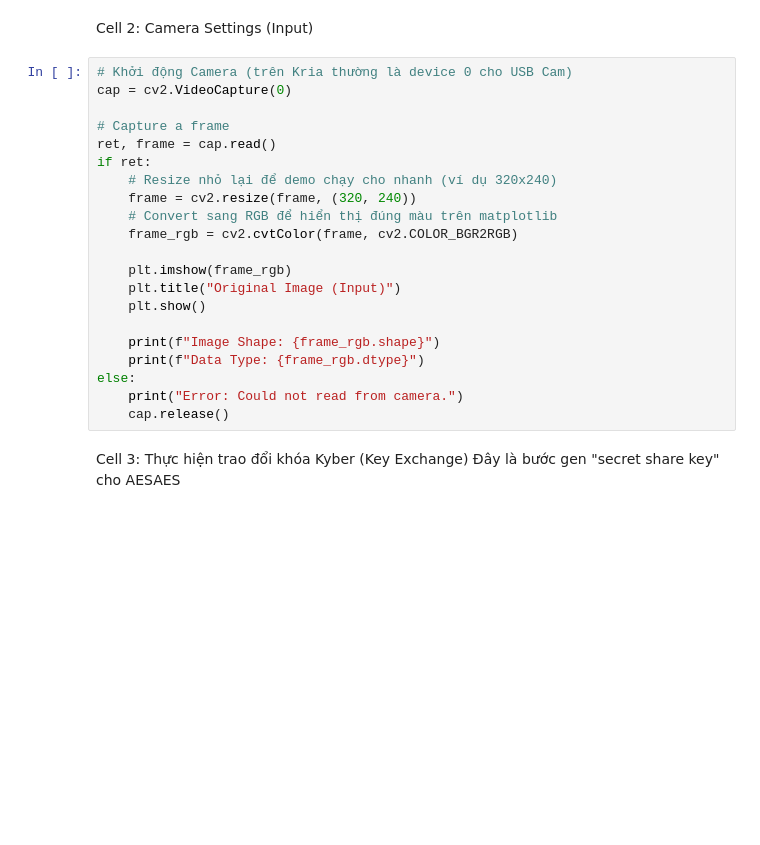
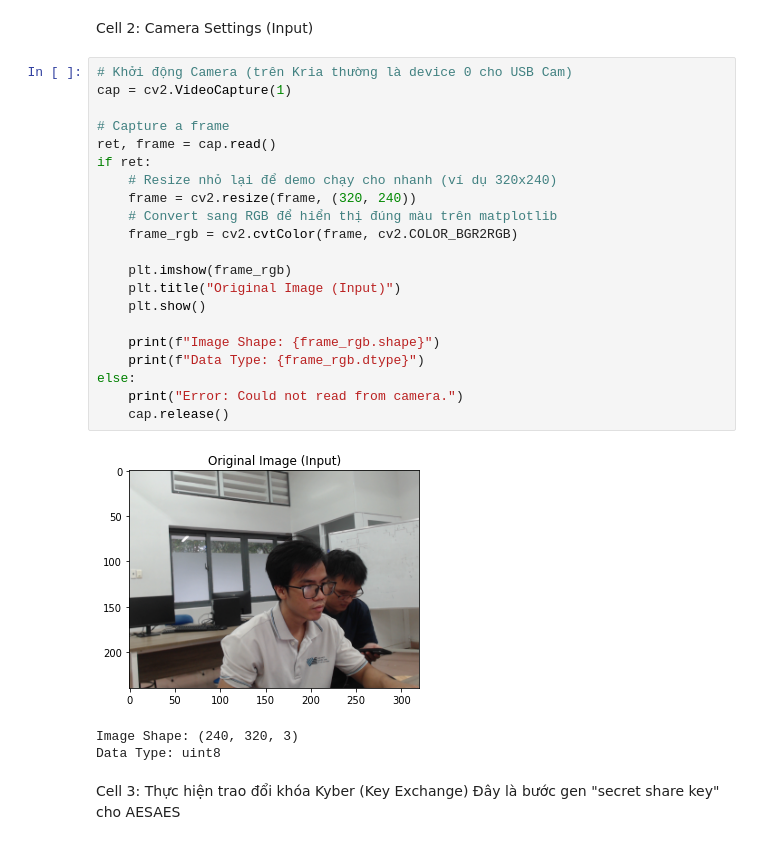
Before and after one commit to justacow224/DACN, a Jupyter notebook: Phase1_System_Evaluation.ipynb, the cells around one changed output. Cells and saved outputs as stored; diff of their text form; blank space fills up the shorter version.

```diff
--- a/Phase1_System_Evaluation.ipynb
+++ b/Phase1_System_Evaluation.ipynb
@@ -17,25 +17,29 @@ Libraries imported successfully!
 Cell 2: Camera Settings (Input)
 # %%
 # Khởi động Camera (trên Kria thường là device 0 cho USB Cam)
-cap = cv2.VideoCapture(0)
+cap = cv2.VideoCapture(1)
 
 # Capture a frame
 ret, frame = cap.read()
 if ret:
     # Resize nhỏ lại để demo chạy cho nhanh (ví dụ 320x240)
     frame = cv2.resize(frame, (320, 240))
     # Convert sang RGB để hiển thị đúng màu trên matplotlib
     frame_rgb = cv2.cvtColor(frame, cv2.COLOR_BGR2RGB)
 
     plt.imshow(frame_rgb)
     plt.title("Original Image (Input)")
     plt.show()
 
     print(f"Image Shape: {frame_rgb.shape}")
     print(f"Data Type: {frame_rgb.dtype}")
 else:
     print("Error: Could not read from camera.")
     cap.release()
+# %% [output]
+[figure, added]
+Image Shape: (240, 320, 3)
+Data Type: uint8
 # %% [markdown]
 Cell 3: Thực hiện trao đổi khóa Kyber (Key Exchange)
 Đây là bước gen "secret share key" cho AESAES
```
Also changed, not shown: parts of 3 cells of this notebook, 2 other files.
